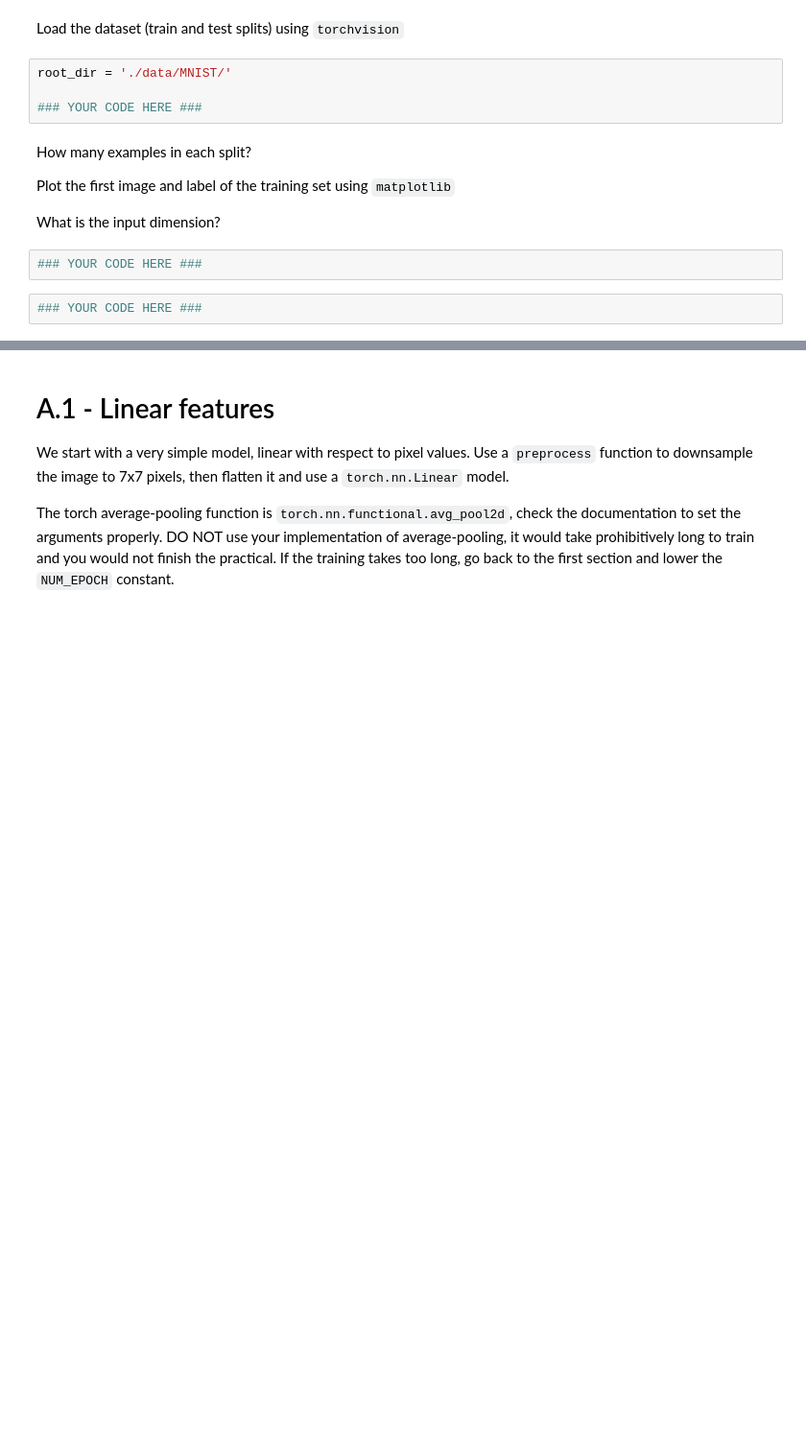
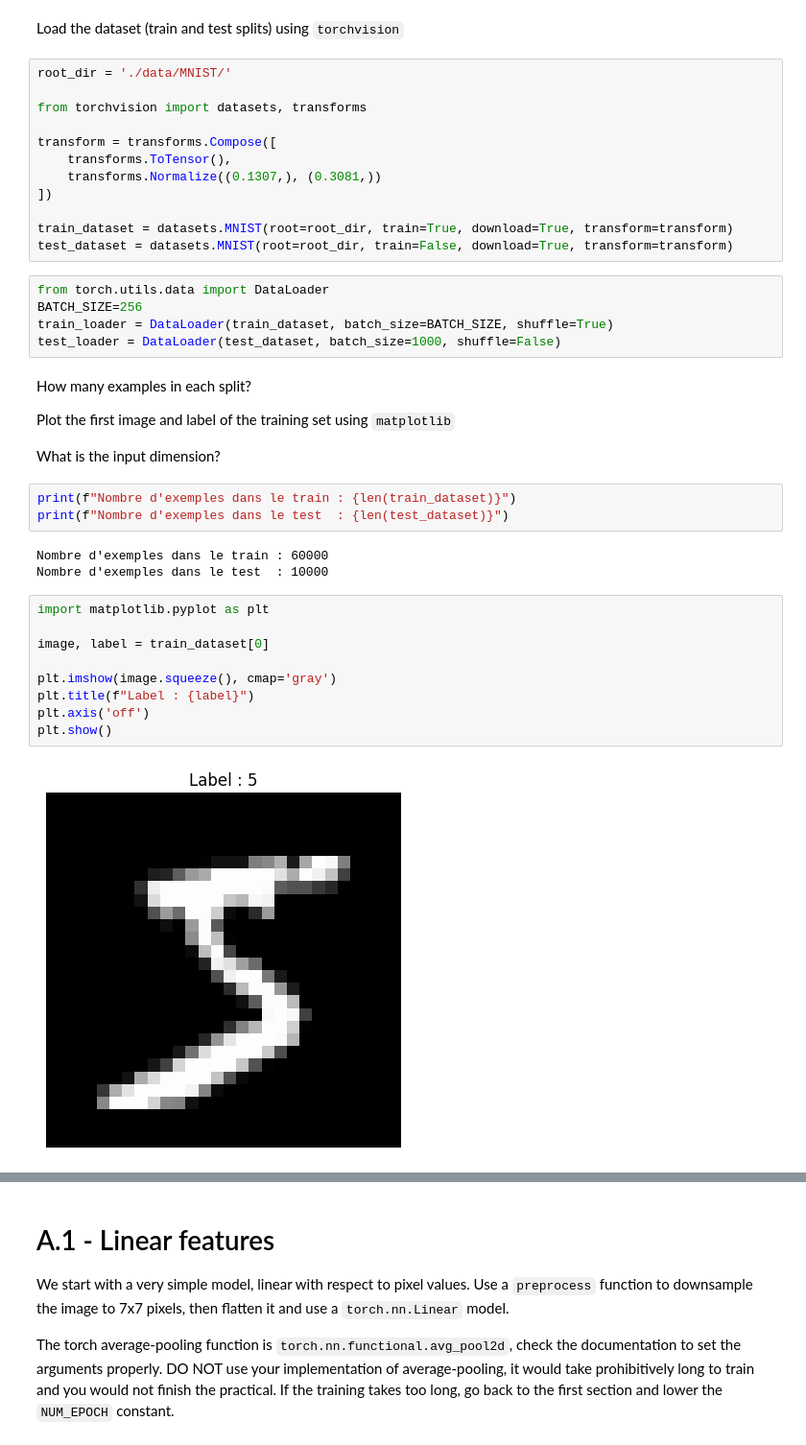
Before and after one commit to the-demby/ensae_dl_pw1, a Jupyter notebook: notebook.ipynb, the cells around one changed output, grey strips where cells are left out. Shown at 96% size. Saved outputs shown, nothing was run; the diff lists cells and outputs as text; blank space fills up the shorter version.

```diff
--- a/notebook.ipynb
+++ b/notebook.ipynb
@@ -32,7 +50,20 @@ Load the dataset (train and test splits) using `torchvision`
 # %%
 root_dir = './data/MNIST/'
 
-### YOUR CODE HERE ###
+from torchvision import datasets, transforms
+
+transform = transforms.Compose([
+    transforms.ToTensor(),
+    transforms.Normalize((0.1307,), (0.3081,))
+])
+
+train_dataset = datasets.MNIST(root=root_dir, train=True, download=True, transform=transform)
+test_dataset = datasets.MNIST(root=root_dir, train=False, download=True, transform=transform)
+# %%
+from torch.utils.data import DataLoader
+BATCH_SIZE=256
+train_loader = DataLoader(train_dataset, batch_size=BATCH_SIZE, shuffle=True)
+test_loader = DataLoader(test_dataset, batch_size=1000, shuffle=False)
 # %% [markdown]
 How many examples in each split?
 
@@ -40,6 +71,19 @@ Plot the first image and label of the training set using `matplotlib`
 
 What is the input dimension?
 # %%
-### YOUR CODE HERE ###
+print(f"Nombre d'exemples dans le train : {len(train_dataset)}")
+print(f"Nombre d'exemples dans le test  : {len(test_dataset)}")
+# %% [output]
+Nombre d'exemples dans le train : 60000
+Nombre d'exemples dans le test  : 10000
 # %%
-### YOUR CODE HERE ###
+import matplotlib.pyplot as plt
+
+image, label = train_dataset[0]
+
+plt.imshow(image.squeeze(), cmap='gray')
+plt.title(f"Label : {label}")
+plt.axis('off')
+plt.show()
+# %% [output]
+[figure, added]
```
Also changed, not shown: parts of 39 cells of this notebook, 9 other files.
